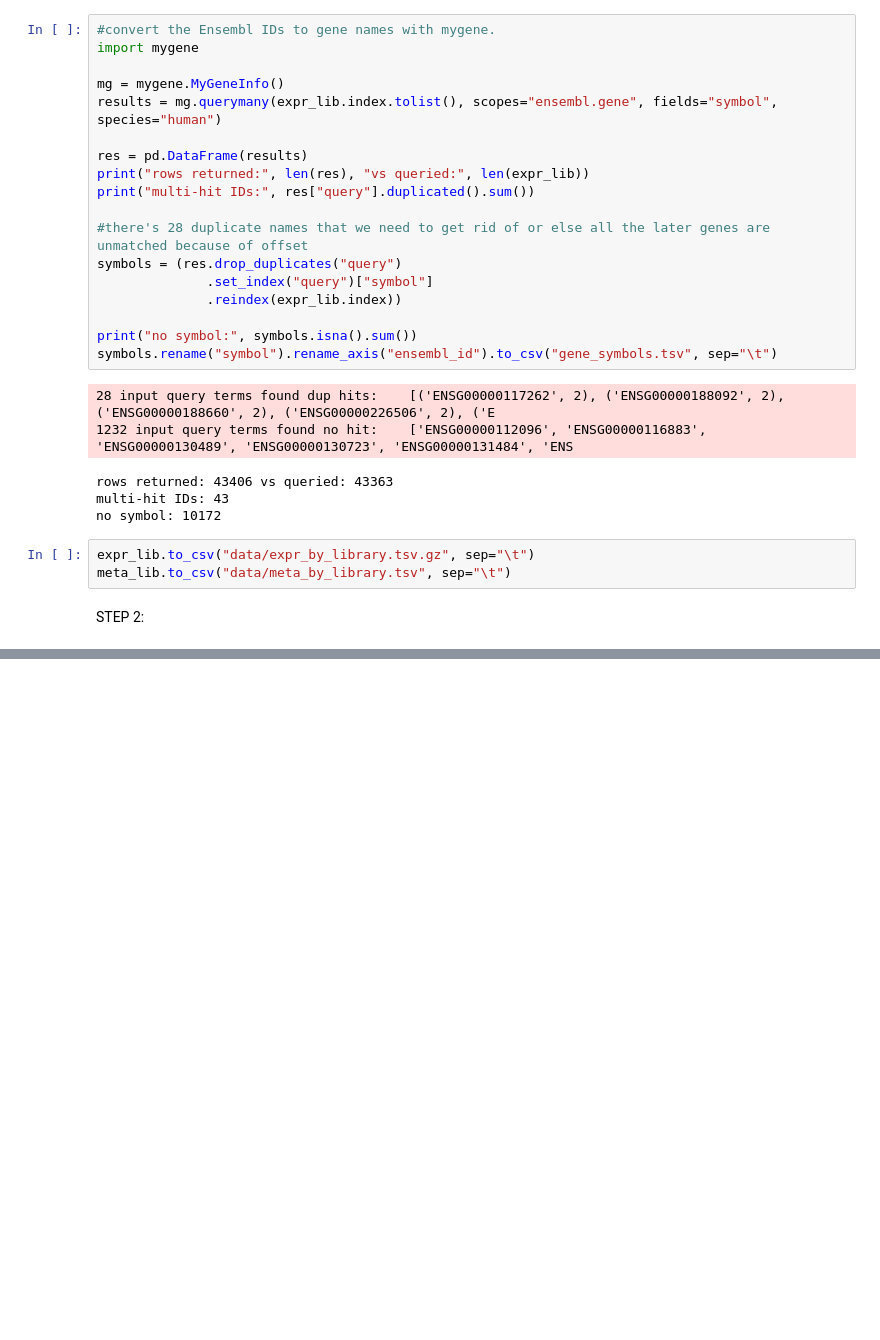
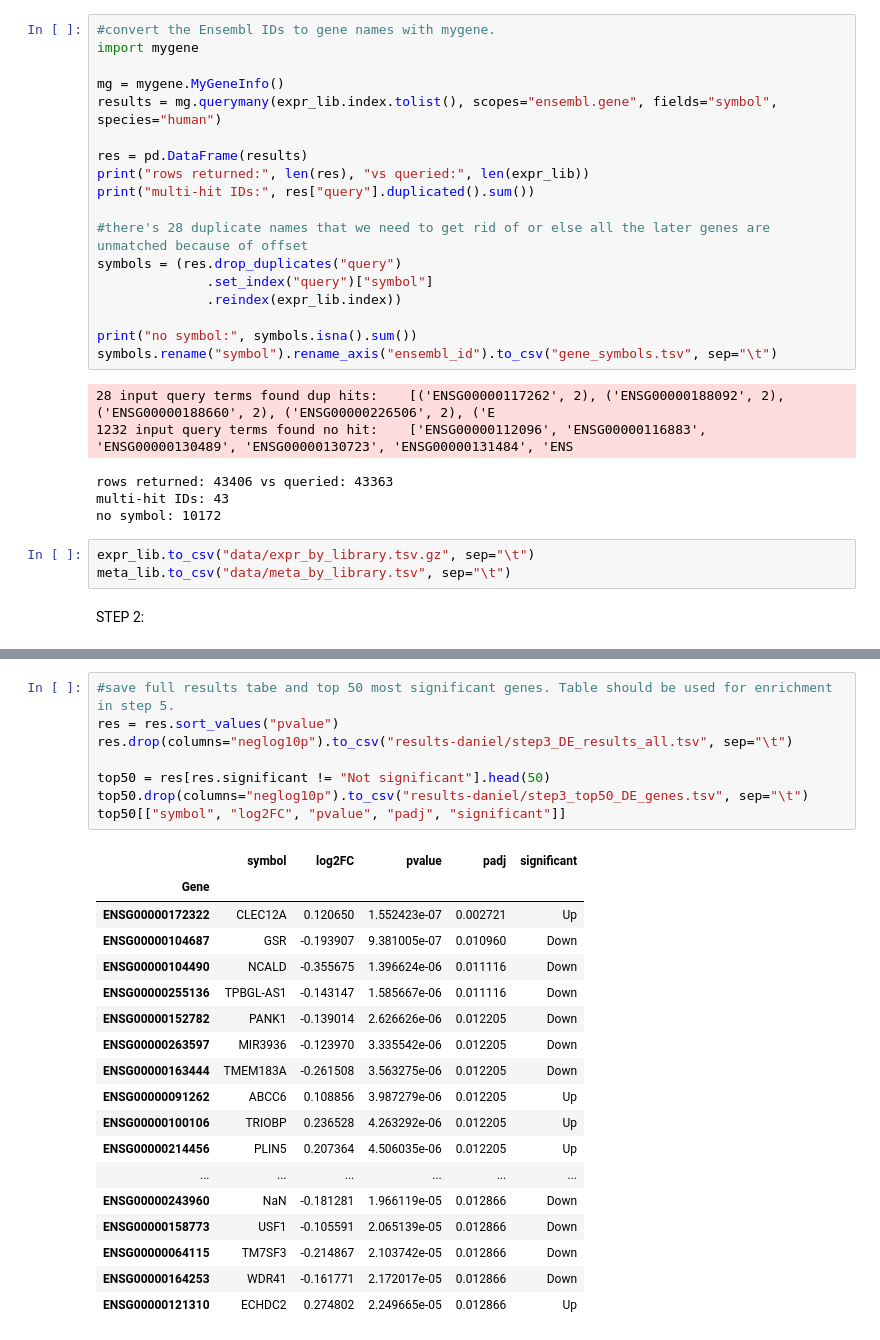
Before and after one commit to vicciv1623/CGS4144-bioinfo_project, a Jupyter notebook: Assignment2_daniel.ipynb, the cells around one changed output, grey strips where cells are left out. Saved outputs shown, nothing was run; the diff lists cells and outputs as text; blank space fills up the shorter version.

```diff
--- a/Assignment2_daniel.ipynb
+++ b/Assignment2_daniel.ipynb
@@ -128,0 +295,27 @@ STEP 2:
+# %%
+#save full results tabe and top 50 most significant genes. Table should be used for enrichment in step 5.
+res = res.sort_values("pvalue")
+res.drop(columns="neglog10p").to_csv("results-daniel/step3_DE_results_all.tsv", sep="\t")
+
+top50 = res[res.significant != "Not significant"].head(50)
+top50.drop(columns="neglog10p").to_csv("results-daniel/step3_top50_DE_genes.tsv", sep="\t")
+top50[["symbol", "log2FC", "pvalue", "padj", "significant"]]
+# %% [output]
+|  | symbol | log2FC | pvalue | padj | significant |
+| Gene |  |  |  |  |  |
+| ENSG00000172322 | CLEC12A | 0.120650 | 1.552423e-07 | 0.002721 | Up |
+| ENSG00000104687 | GSR | -0.193907 | 9.381005e-07 | 0.010960 | Down |
+| ENSG00000104490 | NCALD | -0.355675 | 1.396624e-06 | 0.011116 | Down |
+| ENSG00000255136 | TPBGL-AS1 | -0.143147 | 1.585667e-06 | 0.011116 | Down |
+| ENSG00000152782 | PANK1 | -0.139014 | 2.626626e-06 | 0.012205 | Down |
+| ENSG00000263597 | MIR3936 | -0.123970 | 3.335542e-06 | 0.012205 | Down |
+| ENSG00000163444 | TMEM183A | -0.261508 | 3.563275e-06 | 0.012205 | Down |
+| ENSG00000091262 | ABCC6 | 0.108856 | 3.987279e-06 | 0.012205 | Up |
+| ENSG00000100106 | TRIOBP | 0.236528 | 4.263292e-06 | 0.012205 | Up |
+| ENSG00000214456 | PLIN5 | 0.207364 | 4.506035e-06 | 0.012205 | Up |
+| ... | ... | ... | ... | ... | ... |
+| ENSG00000243960 | NaN | -0.181281 | 1.966119e-05 | 0.012866 | Down |
+| ENSG00000158773 | USF1 | -0.105591 | 2.065139e-05 | 0.012866 | Down |
+| ENSG00000064115 | TM7SF3 | -0.214867 | 2.103742e-05 | 0.012866 | Down |
+| ENSG00000164253 | WDR41 | -0.161771 | 2.172017e-05 | 0.012866 | Down |
+| ENSG00000121310 | ECHDC2 | 0.274802 | 2.249665e-05 | 0.012866 | Up |
```
Also changed, not shown: parts of 17 cells of this notebook.
